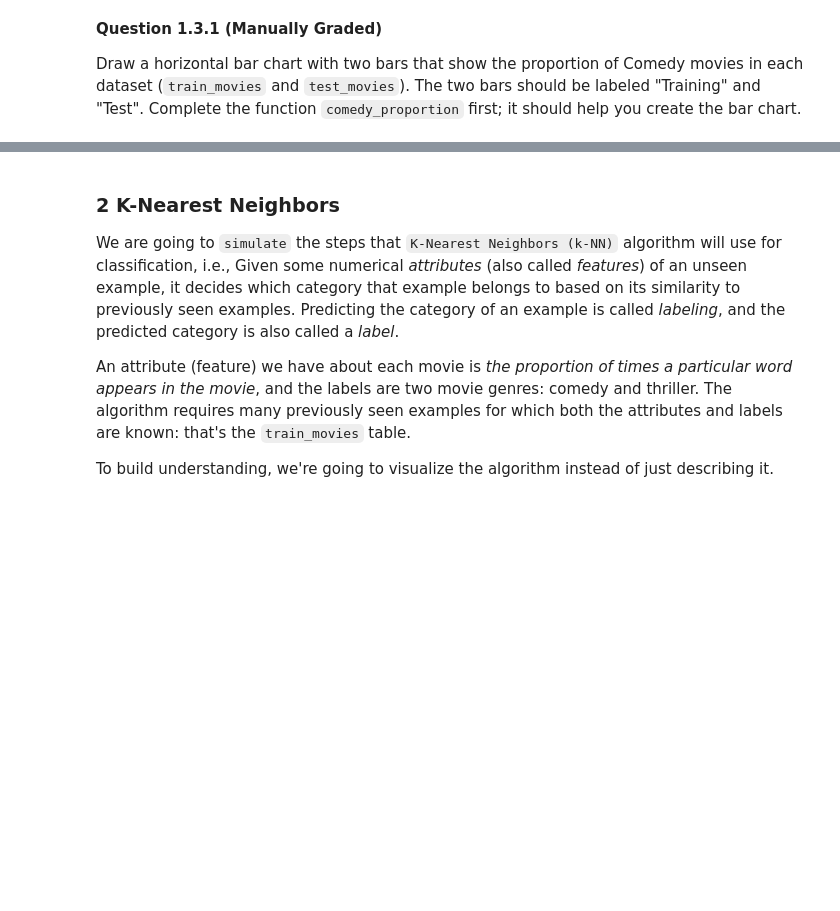
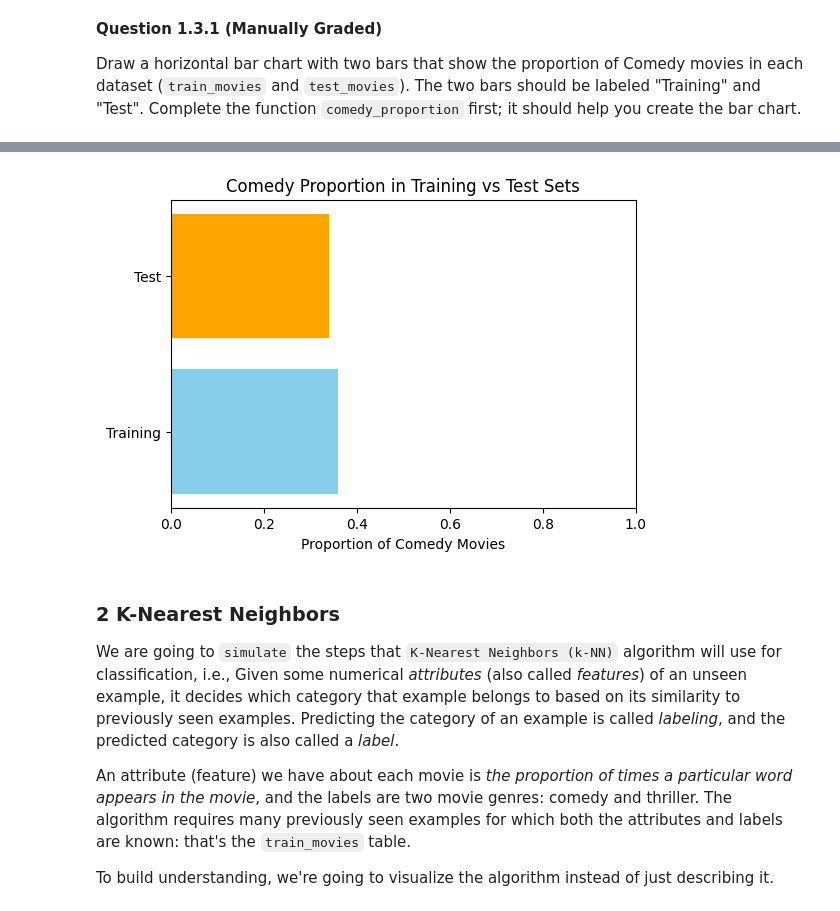
Before and after one commit to aryankakk/cp322-knn-project, a Jupyter notebook: Assignment_3.ipynb, the cells around one changed output, grey strips where cells are left out. Cells and saved outputs as stored; diff of their text form; code cells hidden in the pictures; blank space fills up the shorter version.

```diff
--- a/Assignment_3.ipynb
+++ b/Assignment_3.ipynb
@@ -294,13 +380,30 @@ Draw a horizontal bar chart with two bars that show the proportion of Comedy mov
 # %%
 
 def comedy_proportion(table):
     # Return the proportion of movies in a table that have the comedy genre.
-    ...
-    return ...
+    comedy_rows = table[table["Genre"] == "comedy"]
+
+    return len(comedy_rows) / len(table)
 
 # The staff solution took multiple lines.  Start by creating a table.
 # If you get stuck, think about what sort of table you need for barh to work
-...
+comedy_proportion(train_movies)
+comedy_proportion(test_movies)
+
+train_prop = comedy_proportion(train_movies)
+test_prop = comedy_proportion(test_movies)
+
+# Create horizontal bar chart
+plt.figure(figsize=(6,4))
+plt.barh(["Training", "Test"], [train_prop, test_prop], color=["skyblue", "orange"])
+
+plt.xlabel("Proportion of Comedy Movies")
+plt.xlim(0, 1)
+plt.title("Comedy Proportion in Training vs Test Sets")
+
+plt.show()
+# %% [output]
+[figure, added]
 # %% [markdown]
 <!-- END QUESTION -->
 
```
Also changed, not shown: parts of 24 cells of this notebook.
